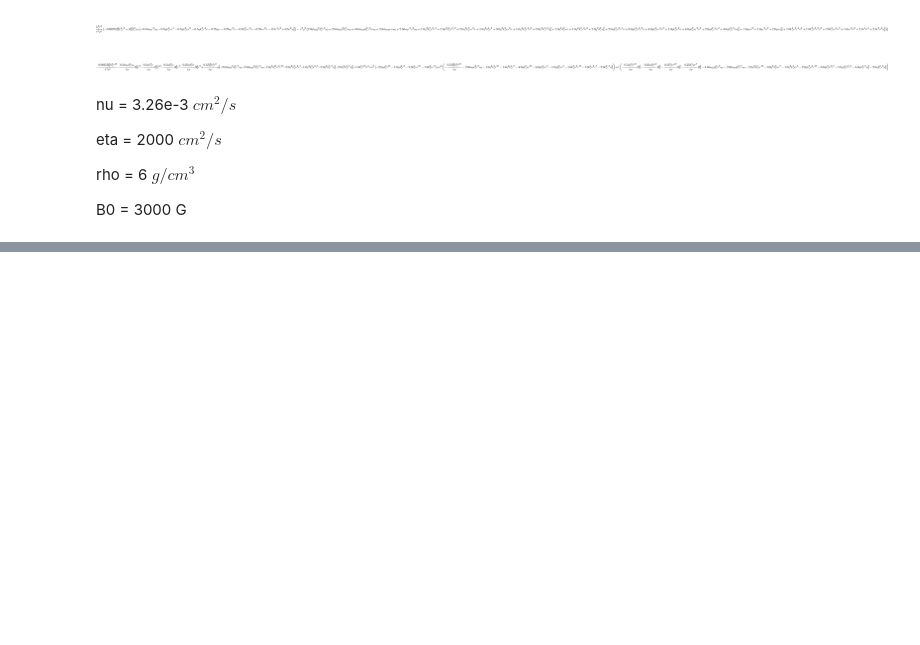
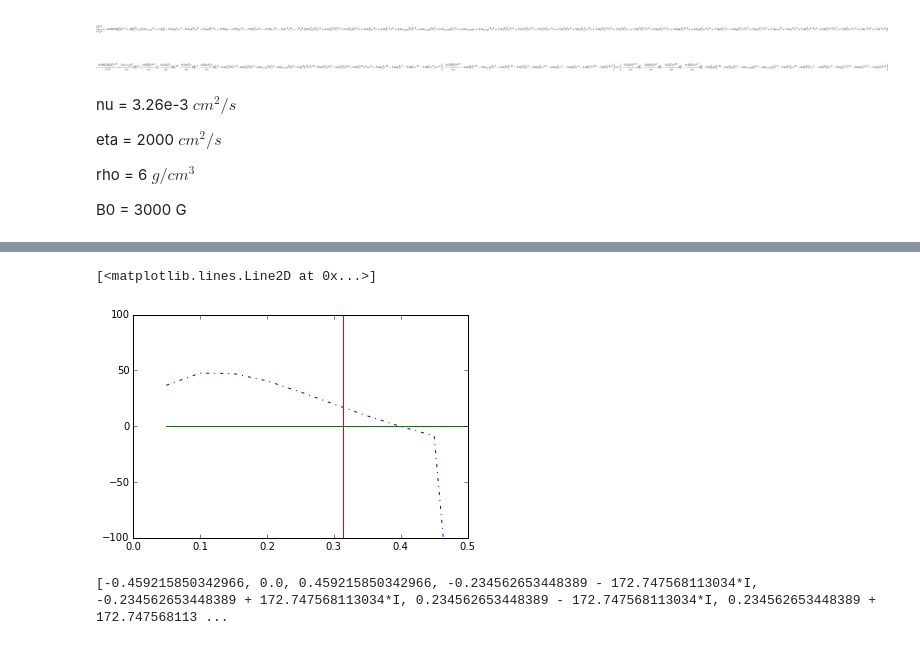
Before and after one commit to jsoishi/weakly_nonlinear_mri, a Jupyter notebook: python/widegap/Widegap dispersion relation.ipynb, the cells around one changed output, grey strips where cells are left out. Drawn from its saved outputs; the diff is of its cells as text; code cells hidden in the pictures; blank space fills up the shorter version.

```diff
--- a/python/widegap/Widegap dispersion relation.ipynb
+++ b/python/widegap/Widegap dispersion relation.ipynb
@@ -64,0 +133,10 @@ B0 = 3000 G
+# %%
+plt.figure()
+plt.plot(vertical_wavenumbers, out1[:, 1].real, '-.')
+plt.ylim(-100, 100)
+plt.xlim(0.0, 0.5)
+plt.plot(vertical_wavenumbers, np.zeros(len(vertical_wavenumbers)))
+plt.plot(np.ones(len(vertical_wavenumbers))*np.pi/10, np.linspace(-500, 200, len(vertical_wavenumbers)))
+# %% [output]
+[<matplotlib.lines.Line2D at 0x...>]
+[figure, added]
@@ -66,0 +147,11 @@ goodmanjiparams = func(0, 3.26E-3, 2000, 10.0, 6, np.pi, 3000)
+# %%
+#nu = 3.26e-3  cm2/scm2/s
+#eta = 2000  cm2/scm2/s
+nu_sweep = np.arange(3.0E-3, 3.5E-3, 0.05E-4)
+eta_sweep = np.arange(1500, 2500, 10)
+len(nu_sweep), len(eta_sweep)
+
+goodmanjibykz = lambdify((nu, eta), goodmanjiparams_criticalkz)
+print solve(goodmanjibykz(2, 2))#3.26e-3, 2000))
+# %% [output]
+[-0.459215850342966, 0.0, 0.459215850342966, -0.234562653448389 - 172.747568113034*I, -0.234562653448389 + 172.747568113034*I, 0.234562653448389 - 172.747568113034*I, 0.234562653448389 + 172.747568113 ...
```
Also changed, not shown: parts of 12 cells of this notebook, 2 other files.
